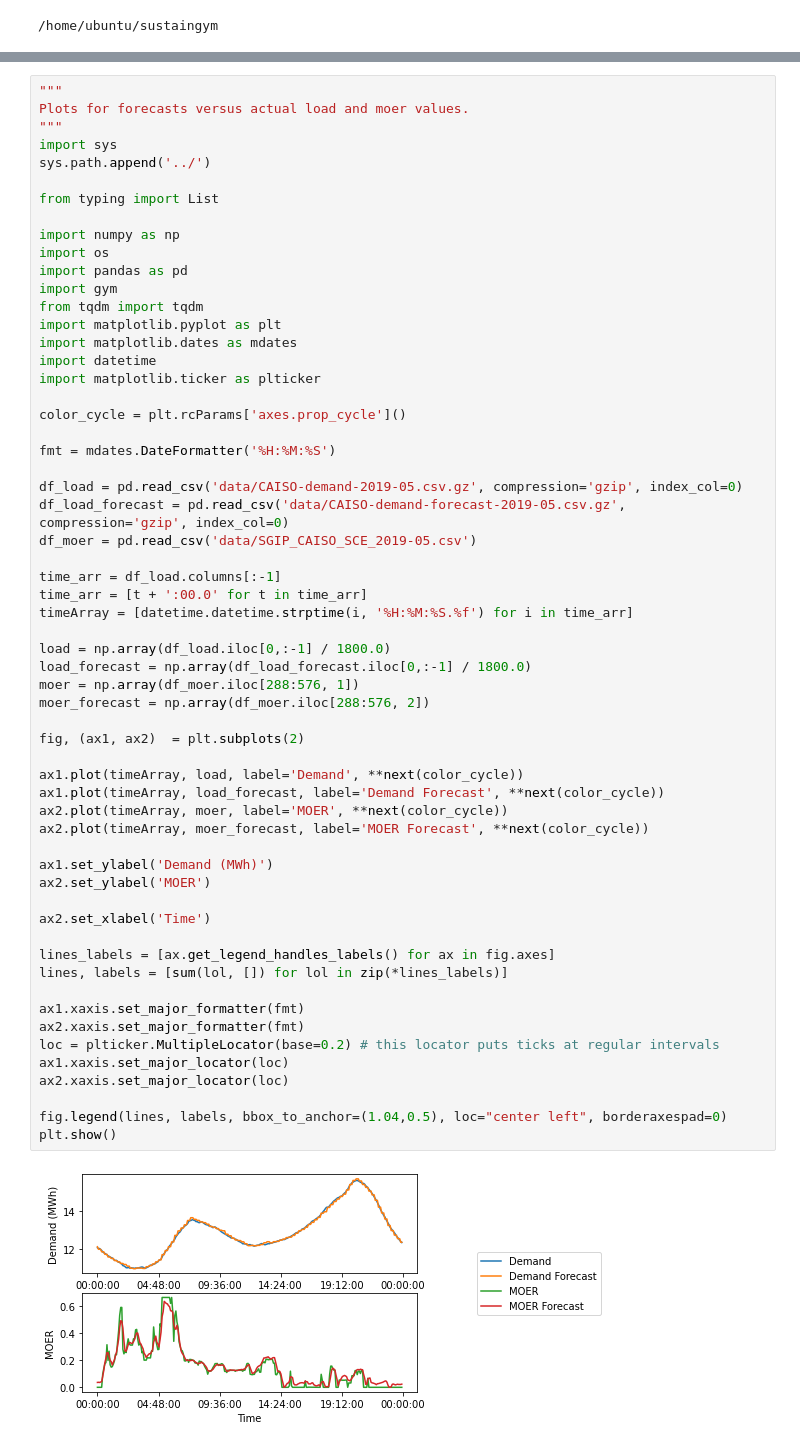
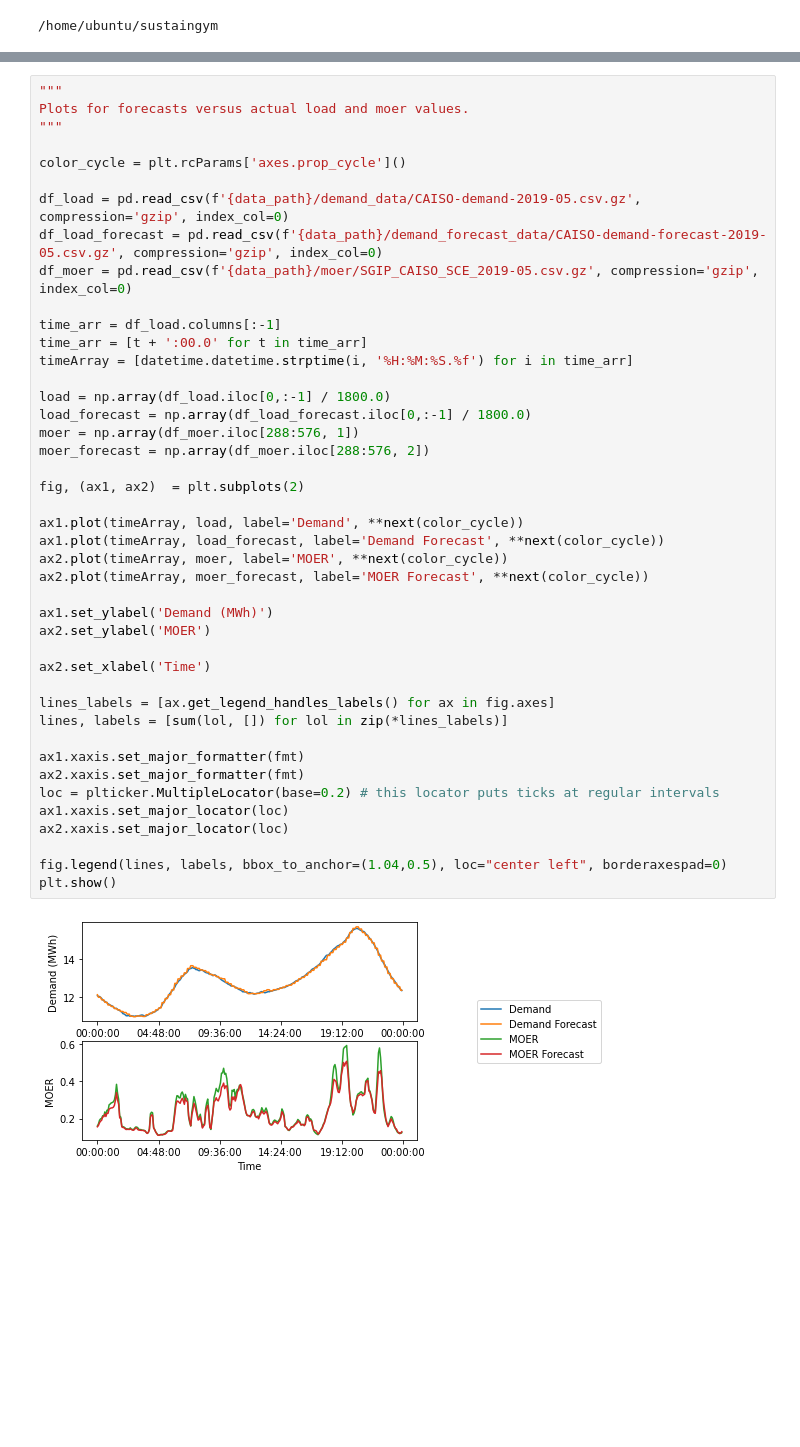
Before and after one commit to chrisyeh96/sustaingym, a Jupyter notebook: notebooks/data_plots.ipynb, the cells around one changed output, grey strips where cells are left out. Saved outputs shown, nothing was run; the diff lists cells and outputs as text; blank space fills up the shorter version.

```diff
--- a/notebooks/data_plots.ipynb
+++ b/notebooks/data_plots.ipynb
@@ -9,28 +28,12 @@
 """
 Plots for forecasts versus actual load and moer values.
 """
-import sys
-sys.path.append('../')
-
-from typing import List
-
-import numpy as np
-import os
-import pandas as pd
-import gym
-from tqdm import tqdm
-import matplotlib.pyplot as plt
-import matplotlib.dates as mdates
-import datetime
-import matplotlib.ticker as plticker
 
 color_cycle = plt.rcParams['axes.prop_cycle']()
 
-fmt = mdates.DateFormatter('%H:%M:%S')
-
-df_load = pd.read_csv('data/CAISO-demand-2019-05.csv.gz', compression='gzip', index_col=0)
-df_load_forecast = pd.read_csv('data/CAISO-demand-forecast-2019-05.csv.gz', compression='gzip', index_col=0)
-df_moer = pd.read_csv('data/SGIP_CAISO_SCE_2019-05.csv')
+df_load = pd.read_csv(f'{data_path}/demand_data/CAISO-demand-2019-05.csv.gz', compression='gzip', index_col=0)
+df_load_forecast = pd.read_csv(f'{data_path}/demand_forecast_data/CAISO-demand-forecast-2019-05.csv.gz', compression='gzip', index_col=0)
+df_moer = pd.read_csv(f'{data_path}/moer/SGIP_CAISO_SCE_2019-05.csv.gz', compression='gzip', index_col=0)
 
 time_arr = df_load.columns[:-1]
 time_arr = [t + ':00.0' for t in time_arr]
@@ -38,34 +41,34 @@ timeArray = [datetime.datetime.strptime(i, '%H:%M:%S.%f') for i in time_arr]
 
 load = np.array(df_load.iloc[0,:-1] / 1800.0)
 load_forecast = np.array(df_load_forecast.iloc[0,:-1] / 1800.0)
 moer = np.array(df_moer.iloc[288:576, 1])
 moer_forecast = np.array(df_moer.iloc[288:576, 2])
 
 fig, (ax1, ax2)  = plt.subplots(2)
 
 ax1.plot(timeArray, load, label='Demand', **next(color_cycle))
 ax1.plot(timeArray, load_forecast, label='Demand Forecast', **next(color_cycle))
 ax2.plot(timeArray, moer, label='MOER', **next(color_cycle))
 ax2.plot(timeArray, moer_forecast, label='MOER Forecast', **next(color_cycle))
 
 ax1.set_ylabel('Demand (MWh)')
 ax2.set_ylabel('MOER')
 
 ax2.set_xlabel('Time')
 
 lines_labels = [ax.get_legend_handles_labels() for ax in fig.axes]
 lines, labels = [sum(lol, []) for lol in zip(*lines_labels)]
 
 ax1.xaxis.set_major_formatter(fmt)
 ax2.xaxis.set_major_formatter(fmt)
 loc = plticker.MultipleLocator(base=0.2) # this locator puts ticks at regular intervals
 ax1.xaxis.set_major_locator(loc)
 ax2.xaxis.set_major_locator(loc)
 
 fig.legend(lines, labels, bbox_to_anchor=(1.04,0.5), loc="center left", borderaxespad=0)
 plt.show()
 # %% [output]
-[figure, old version]
+[figure, new version]
 # %%
 """
 Plots for simulated bid prices.
```
Also changed, not shown: parts of 4 cells of this notebook, 4 other files.
